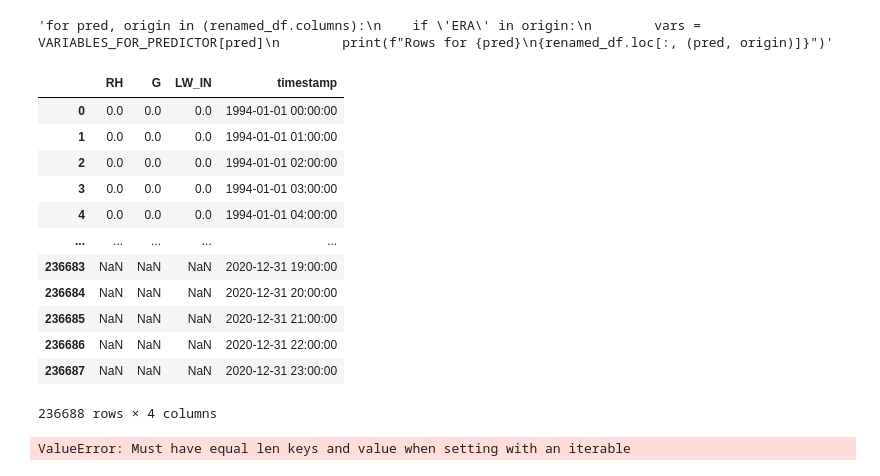
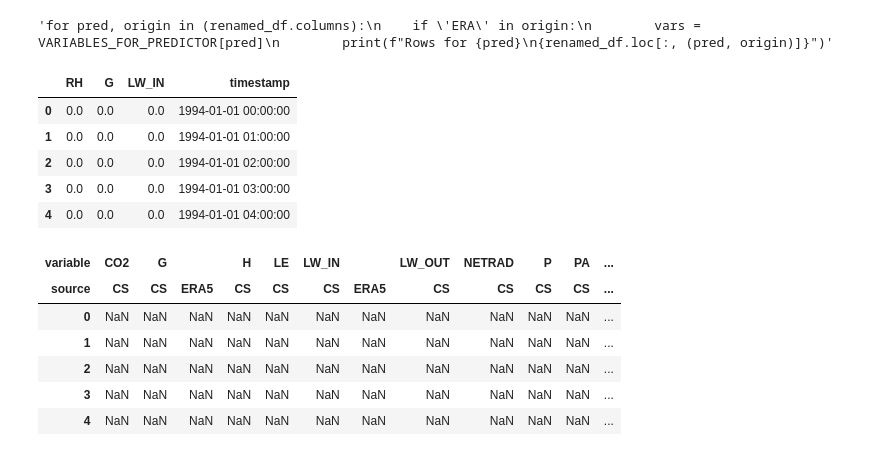
Before and after one commit to mrquaternion/CS-Pipeline, a Jupyter notebook: notebook.ipynb, the cells around one changed output. Drawn from its saved outputs; the diff is of its cells as text; code cells hidden in the pictures.

```diff
--- a/notebook.ipynb
+++ b/notebook.ipynb
@@ -65,29 +70,28 @@ df_grouped.head(5)
 # %%
 import numpy as np
 shape = len(input_vars)
 nb_rows = df_grouped.shape[0]
 df = pd.DataFrame(data=np.array([np.zeros(shape) for _ in range(nb_rows)]), columns=input_vars)
 df = pd.concat([df, renamed_df['timestamp']], axis=1).rename(columns={'CS': 'timestamp'})
-df
+df.head(5)
 # %% [output]
 |  | RH | G | LW_IN | timestamp |
 | 0 | 0.0 | 0.0 | 0.0 | 1994-01-01 00:00:00 |
 | 1 | 0.0 | 0.0 | 0.0 | 1994-01-01 01:00:00 |
 | 2 | 0.0 | 0.0 | 0.0 | 1994-01-01 02:00:00 |
 | 3 | 0.0 | 0.0 | 0.0 | 1994-01-01 03:00:00 |
 | 4 | 0.0 | 0.0 | 0.0 | 1994-01-01 04:00:00 |
-| ... | ... | ... | ... | ... |
-| 236683 | NaN | NaN | NaN | 2020-12-31 19:00:00 |
-| 236684 | NaN | NaN | NaN | 2020-12-31 20:00:00 |
-| 236685 | NaN | NaN | NaN | 2020-12-31 21:00:00 |
-| 236686 | NaN | NaN | NaN | 2020-12-31 22:00:00 |
-| 236687 | NaN | NaN | NaN | 2020-12-31 23:00:00 |
-236688 rows × 4 columns
 # %%
 from carbonpipeline.processing_utils import *
 renamed_df.loc[:, ('RH', 'ERA5')] =  list(map(lambda x, y: relative_humidity(x, y),
                                               df_grouped['t2m'].tolist(),
                                               df_grouped['d2m'].tolist()))
-renamed_df
+renamed_df.head(5)
 # %% [output]
-ValueError: Must have equal len keys and value when setting with an iterable
+| variable | CO2 | G |  | H | LE | LW_IN |  | LW_OUT | NETRAD | P | PA | ... |
+| source | CS | CS | ERA5 | CS | CS | CS | ERA5 | CS | CS | CS | CS | ... |
+| 0 | NaN | NaN | NaN | NaN | NaN | NaN | NaN | NaN | NaN | NaN | NaN | ... |
+| 1 | NaN | NaN | NaN | NaN | NaN | NaN | NaN | NaN | NaN | NaN | NaN | ... |
+| 2 | NaN | NaN | NaN | NaN | NaN | NaN | NaN | NaN | NaN | NaN | NaN | ... |
+| 3 | NaN | NaN | NaN | NaN | NaN | NaN | NaN | NaN | NaN | NaN | NaN | ... |
+| 4 | NaN | NaN | NaN | NaN | NaN | NaN | NaN | NaN | NaN | NaN | NaN | ... |
```
Also changed, not shown: parts of 1 cell of this notebook.
